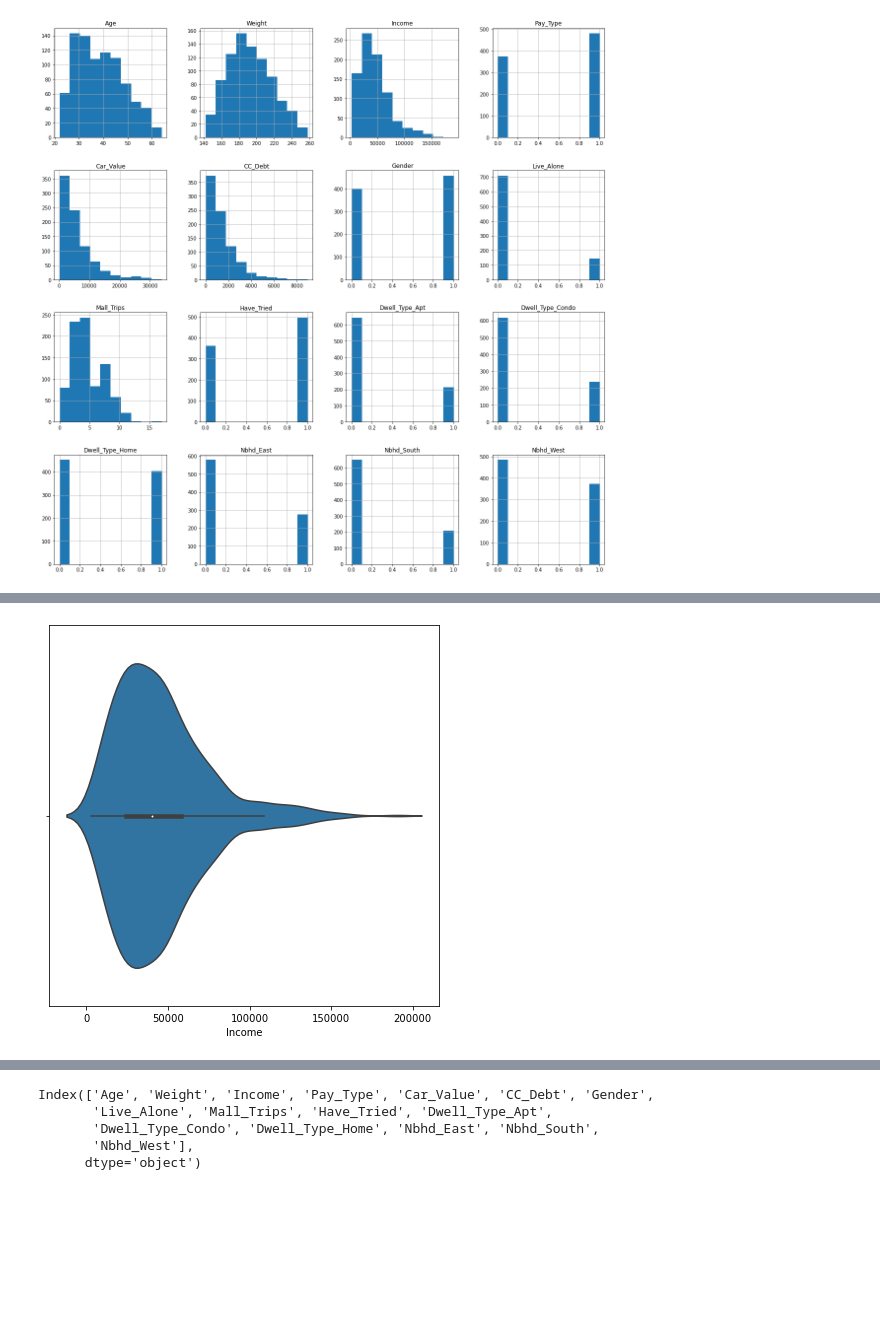
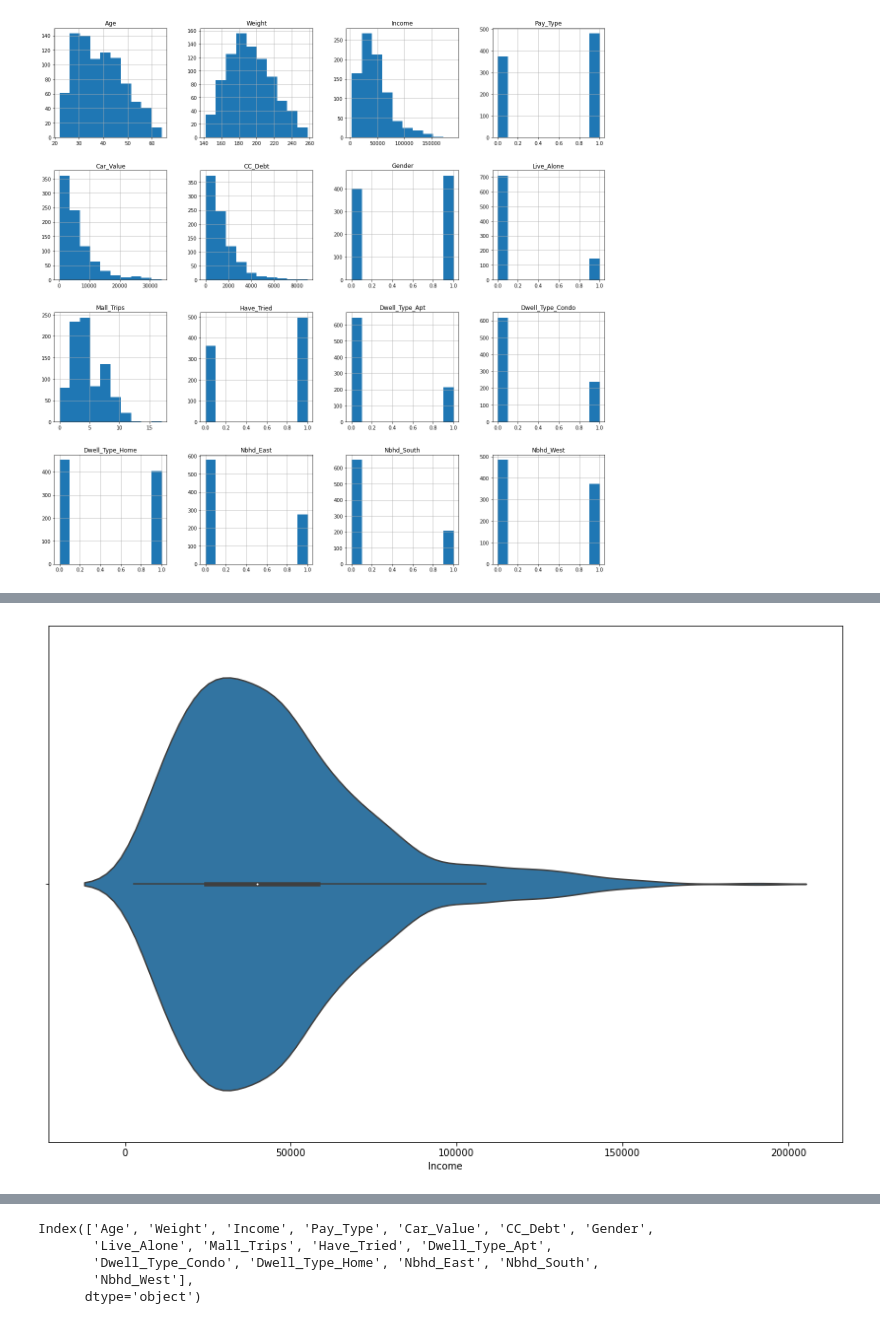
Before and after one commit to TheBetterview/Data-Science-and-MachineLearning, a Jupyter notebook: BUSI 650 Final project - Task 1.ipynb, the cells around one changed output, grey strips where cells are left out. Cells and saved outputs as stored; diff of their text form; code cells hidden in the pictures; blank space fills up the shorter version.

```diff
--- a/BUSI 650 Final project - Task 1.ipynb
+++ b/BUSI 650 Final project - Task 1.ipynb
@@ -270,9 +259,6 @@ sns.violinplot(data = new_lasagna_df, x = "Car_Value");
 # %%
-#count	mean	std	min	25%	50%	75%	max
-#Income	856.0	45266.939252	28631.290583	2600.0	24475.0	39950.0	58225.0	190500.0
-
-plt.figure(figsize=(7, 7))
+plt.figure(figsize=(15, 10))
 sns.violinplot(data = new_lasagna_df, x = "Income");
 # %% [output]
-[figure, old version]
+[figure, new version]
 # %%
```
Also changed, not shown: parts of 20 cells of this notebook, 21 other files.
